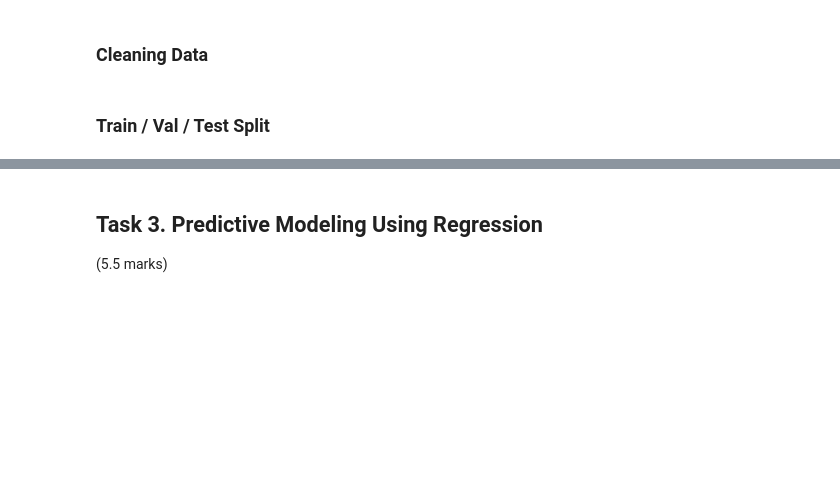
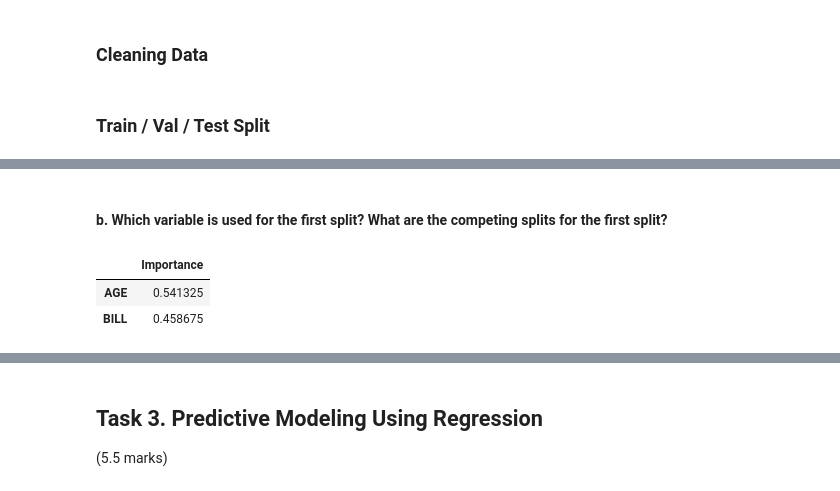
Before and after one commit to ChristopherAyling/CAB330_A1, a Jupyter notebook: CAB330 Case Study 1.ipynb, the cells around one changed output, grey strips where cells are left out. Cells and saved outputs as stored; diff of their text form; code cells hidden in the pictures; blank space fills up the shorter version.

```diff
--- a/CAB330 Case Study 1.ipynb
+++ b/CAB330 Case Study 1.ipynb
@@ -114,0 +193,9 @@ train_test_split()
+# %% [markdown]
+#### b. Which variable is used for the first split? What are the competing splits for the first split?
+# %%
+importances = pd.DataFrame(dt.feature_importances_, columns=['Importance'], index=features)
+importances
+# %% [output]
+|  | Importance |
+| AGE | 0.541325 |
+| BILL | 0.458675 |
```
Also changed, not shown: parts of 57 cells of this notebook, 2 other files.
